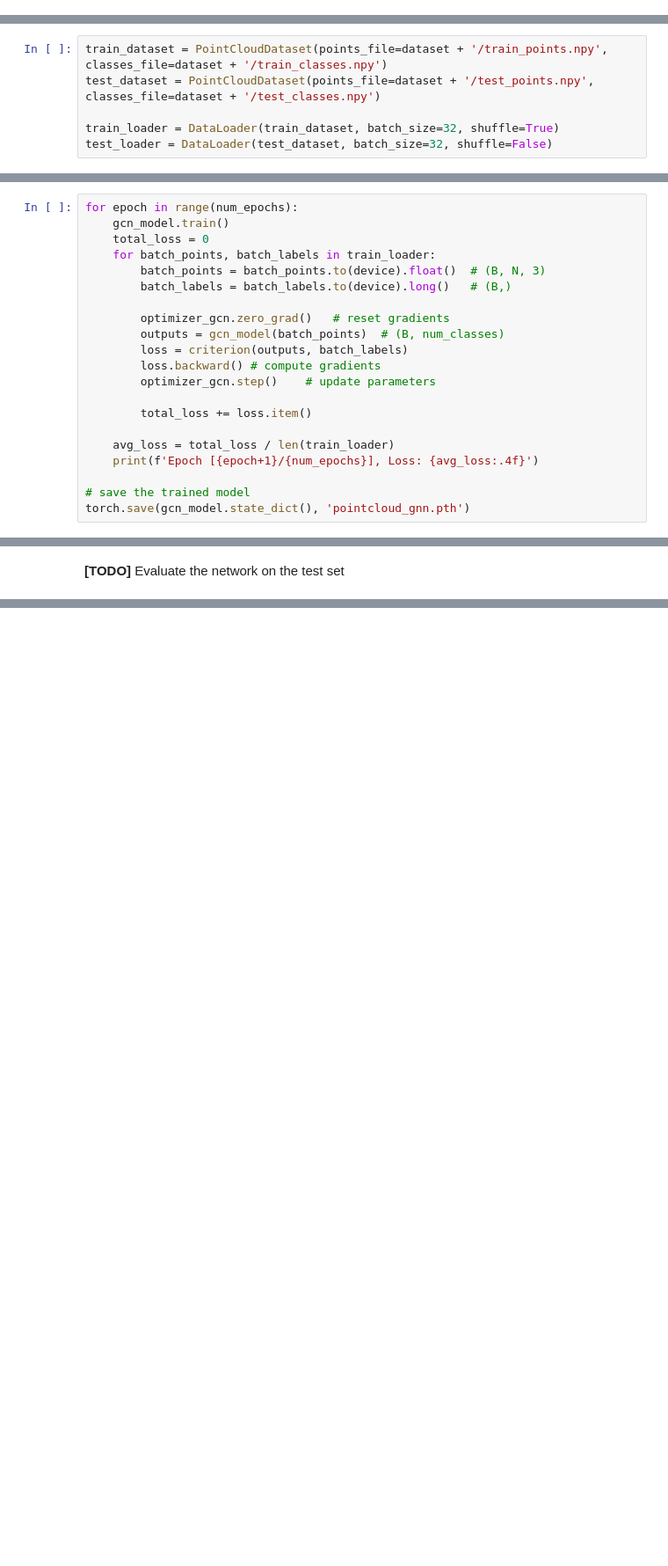
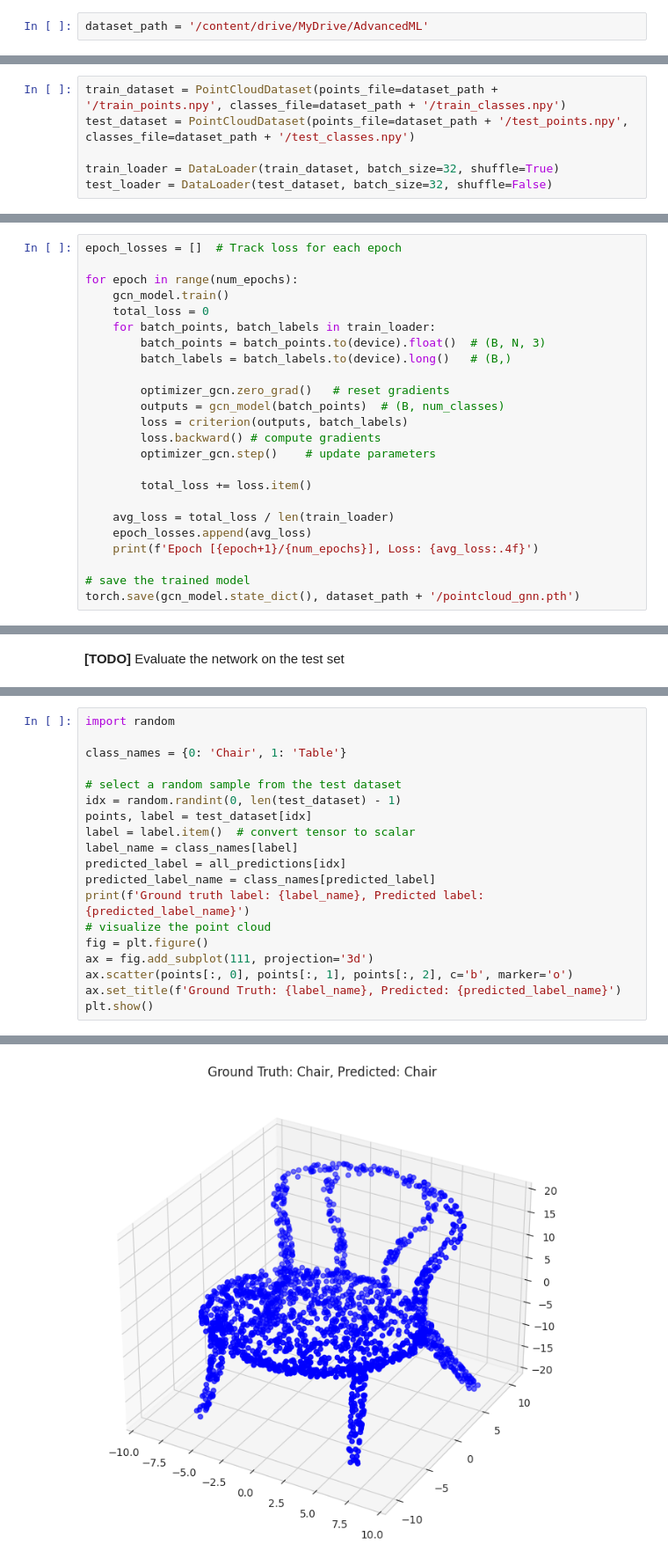
Before and after one commit to CavaWasTaken/AdvancedMLforImageProcessing, a Jupyter notebook: Lab2/lab2.ipynb, the cells around one changed output, grey strips where cells are left out. Shown at 88% size. Drawn from its saved outputs; the diff is of its cells as text; blank space fills up the shorter version.

Commit message:
trained GNN

```diff
--- a/Lab2/lab2.ipynb
+++ b/Lab2/lab2.ipynb
@@ -7,3 +9,5 @@
+# %%
+dataset_path = '/content/drive/MyDrive/AdvancedML'
 # %% [markdown]
 Upload the subset of the ModelNet10 dataset for the lab and unzip it. There will be four files corresponding to the point clouds and class labels for training and testing.
 # %%
@@ -45,8 +54,8 @@ class PointCloudDataset(torch.utils.data.Dataset):
 
 **[TODO]** Create a torch dataloader instance for training and one for testing
 # %%
-train_dataset = PointCloudDataset(points_file=dataset + '/train_points.npy', classes_file=dataset + '/train_classes.npy')
-test_dataset = PointCloudDataset(points_file=dataset + '/test_points.npy', classes_file=dataset + '/test_classes.npy')
+train_dataset = PointCloudDataset(points_file=dataset_path + '/train_points.npy', classes_file=dataset_path + '/train_classes.npy')
+test_dataset = PointCloudDataset(points_file=dataset_path + '/test_points.npy', classes_file=dataset_path + '/test_classes.npy')
 
 train_loader = DataLoader(train_dataset, batch_size=32, shuffle=True)
 test_loader = DataLoader(test_dataset, batch_size=32, shuffle=False)
@@ -208,4 +221,6 @@ num_epochs = 20
 # %%
+epoch_losses = []  # Track loss for each epoch
+
 for epoch in range(num_epochs):
     gcn_model.train()
     total_loss = 0
@@ -222,8 +237,9 @@ for epoch in range(num_epochs):
         total_loss += loss.item()
 
     avg_loss = total_loss / len(train_loader)
+    epoch_losses.append(avg_loss)
     print(f'Epoch [{epoch+1}/{num_epochs}], Loss: {avg_loss:.4f}')
 
 # save the trained model
-torch.save(gcn_model.state_dict(), 'pointcloud_gnn.pth')
+torch.save(gcn_model.state_dict(), dataset_path + '/pointcloud_gnn.pth')
 # %% [output]
@@ -254,0 +318,20 @@ print(f'Accuracy: {100 * correct / total:.2f}%')
+# %%
+import random
+
+class_names = {0: 'Chair', 1: 'Table'}
+
+# select a random sample from the test dataset
+idx = random.randint(0, len(test_dataset) - 1)
+points, label = test_dataset[idx]
+label = label.item()  # convert tensor to scalar
+label_name = class_names[label]
+predicted_label = all_predictions[idx]
+predicted_label_name = class_names[predicted_label]
+print(f'Ground truth label: {label_name}, Predicted label: {predicted_label_name}')
+# visualize the point cloud
+fig = plt.figure()
+ax = fig.add_subplot(111, projection='3d')
+ax.scatter(points[:, 0], points[:, 1], points[:, 2], c='b', marker='o')
+ax.set_title(f'Ground Truth: {label_name}, Predicted: {predicted_label_name}')
+plt.show()
+# %% [output]
@@ -254,0 +339 @@ print(f'Accuracy: {100 * correct / total:.2f}%')
+[figure, added]
```
Also changed, not shown: parts of 18 cells of this notebook.
